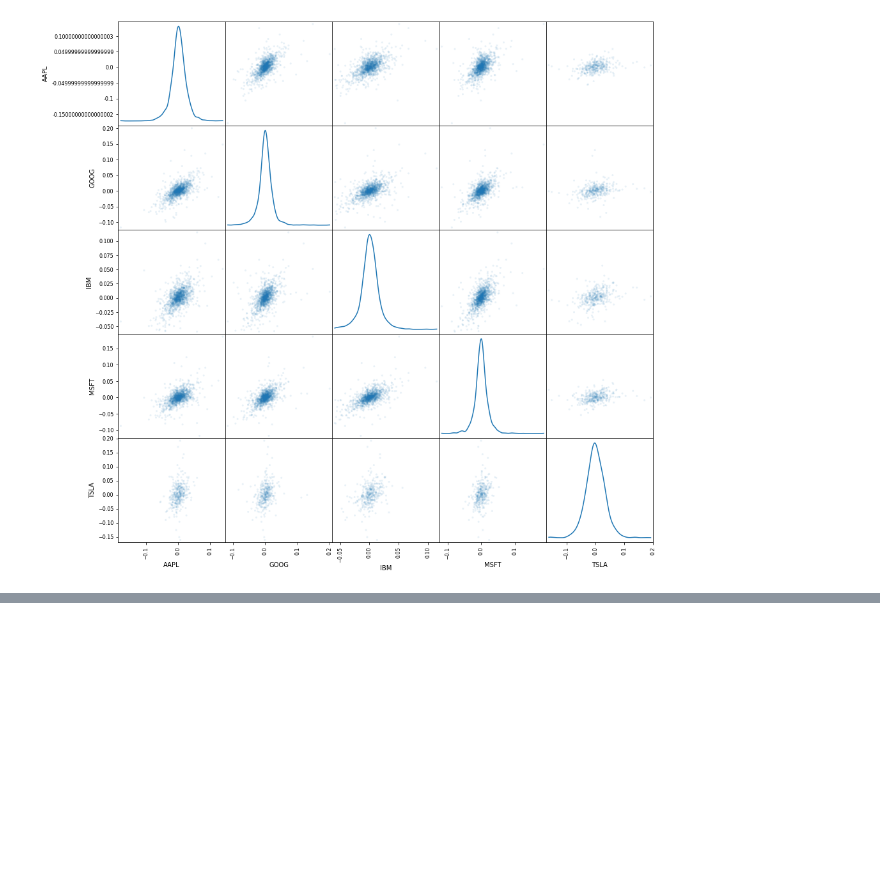
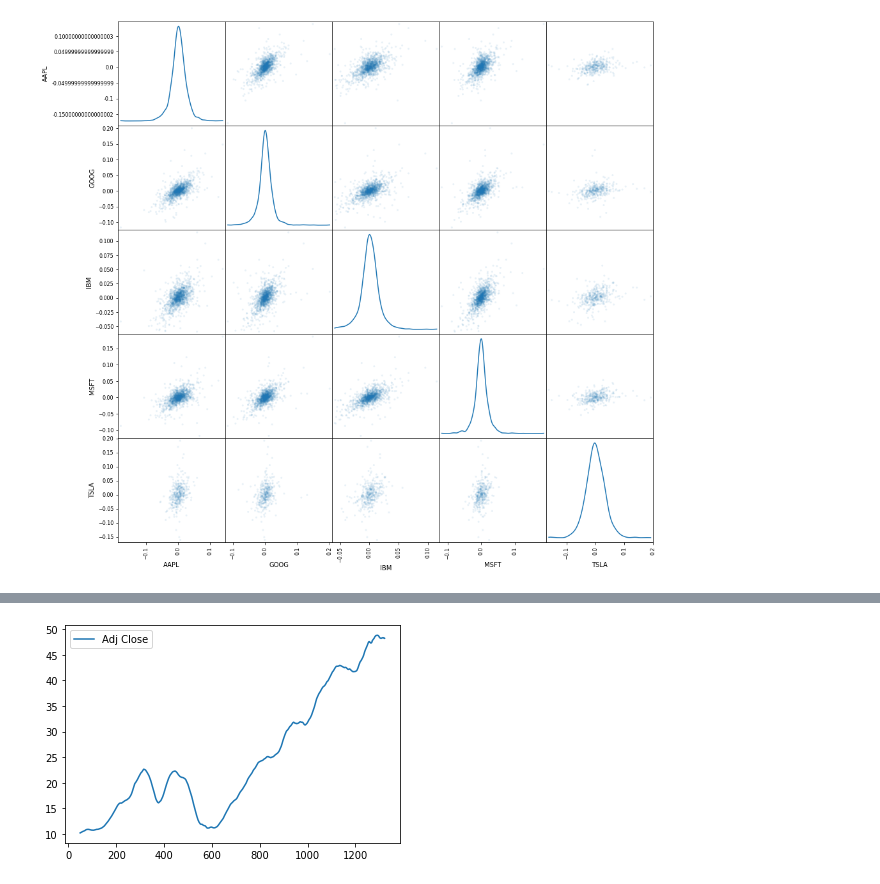
Before and after one commit to DataCrusade1999/Quantitative-Analytics, a Jupyter notebook: Quantitative_Analytics.ipynb, the cells around one changed output, grey strips where cells are left out. Saved outputs shown, nothing was run; the diff lists cells and outputs as text; code cells hidden in the pictures; blank space fills up the shorter version.

```diff
--- a/Quantitative_Analytics.ipynb
+++ b/Quantitative_Analytics.ipynb
@@ -285,0 +360,6 @@ plt.show()
+# %%
+moving_average=aapl[['Adj Close']].rolling(50).mean()
+moving_average.plot()
+plt.show()
+# %% [output]
+[figure, added]
```
Also changed, not shown: parts of 10 cells of this notebook.
